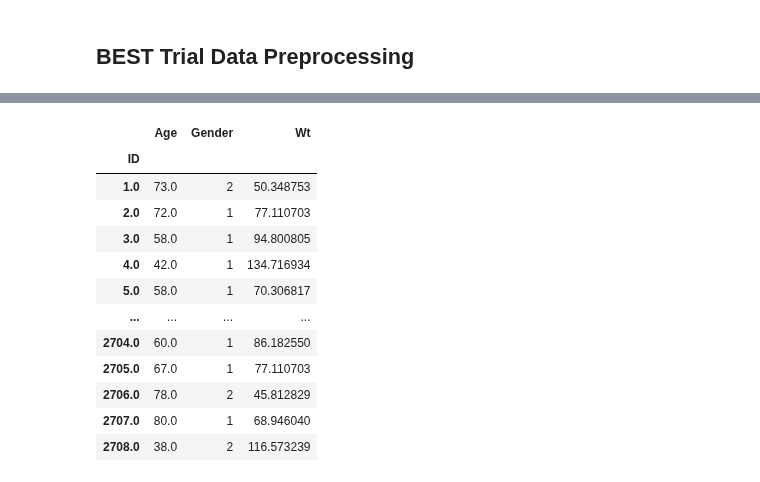
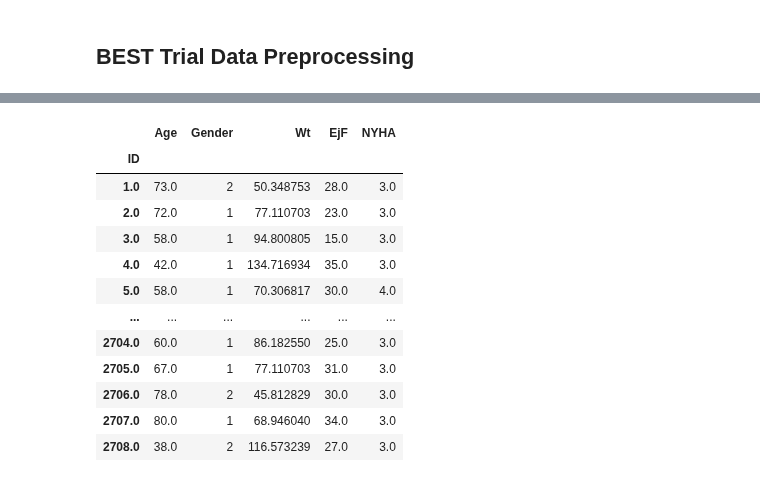
Before and after one commit to jozieLamp/CARNA, a Jupyter notebook: Score Label Preprocessing/BEST Data Preprocessing.ipynb, the cells around one changed output, grey strips where cells are left out. Cells and saved outputs as stored; diff of their text form; code cells hidden in the pictures.

Commit message:
Completed BEST preprocessing

```diff
--- a/Score Label Preprocessing/BEST Data Preprocessing.ipynb
+++ b/Score Label Preprocessing/BEST Data Preprocessing.ipynb
@@ -22,5 +22,10 @@ xp = pd.read_sas("../Data Validation/BEST/Raw Data/xp.sas7bdat", index='BEST_ID'
 xp2 = pd.read_sas("../Data Validation/BEST/Raw Data/xp2.sas7bdat", index='BEST_ID').sort_index()
 lab12 = pd.read_sas("../Data Validation/BEST/Raw Data/lab_12.sas7bdat", index='BEST_ID').sort_index()
 clab12 = pd.read_sas("../Data Validation/BEST/Raw Data/clab_12.sas7bdat", index='BEST_ID').sort_index()
-
-pe.loc[1.0]
+br = pd.read_sas("../Data Validation/BEST/Raw Data/br.sas7bdat", index='BEST_ID').sort_index()
+muga = pd.read_sas("../Data Validation/BEST/Raw Data/muga.sas7bdat", index='BEST_ID').sort_index()
+hv = pd.read_sas("../Data Validation/BEST/Raw Data/hv.sas7bdat", index='BEST_ID').sort_index()
+lab1 = pd.read_sas("../Data Validation/BEST/Raw Data/lab_1.sas7bdat", index='BEST_ID').sort_index()
+lab2 = pd.read_sas("../Data Validation/BEST/Raw Data/lab_2.sas7bdat", index='BEST_ID').sort_index()
+adju = pd.read_sas("../Data Validation/BEST/Raw Data/adju.sas7bdat", index='BEST_ID').sort_index()
+mort1 = pd.read_sas("../Data Validation/BEST/Raw Data/mort_1.sas7bdat", index='BEST_ID').sort_index()
@@ -82,44 +61,101 @@ for idx in pcsf.index:
 #weight, convert to all be Kg
 lst = []
 for idx in t.index:
     if idx not in pe.index:
         lst.append(np.nan)
     else:
         pt = pe.loc[idx]
         wt1 = np.nan
         wt2 = np.nan
         if 1.0 in pt['VISIT'].tolist():
             v1pt = pt[pt['VISIT'] == 1.0]
             wt1 = v1pt['PEWT'].item() * 0.45359237
         if 2.0 in pt['VISIT'].tolist():
             v2pt = pt[pt['VISIT'] == 2.0]
             wt2 = v2pt['PEWT'].item() * 0.45359237
 
         if not pd.isna(wt1):
             lst.append(wt1)
         else:
             lst.append(wt2)
 
 cohort['Wt'] = lst
 
-#TODO HERE
 #EjF
+lst = []
+for idx in t.index:
+    if idx not in muga.index:
+        lst.append(np.nan)
+    else:
+        pt = muga.loc[idx]
+
+        if type(pt) == pd.Series:
+            if pt['VISIT'] == 1.0 or pt['VISIT'] == 2.0:
+                lst.append(pt['MULVE'])
+            else:
+                lst.append(np.nan)
+
+        else: #multiple rows for patient
+            e1 = np.nan
+            e2 = np.nan
+            if 1.0 in pt['VISIT'].tolist():
+                v1pt = pt[pt['VISIT'] == 1.0]
+                e1 = v1pt['MULVE'].item()
+            if 2.0 in pt['VISIT'].tolist():
+                v2pt = pt[pt['VISIT'] == 2.0]
+                e2 = v2pt['MULVE'].item()
+
+            if not pd.isna(e1):
+                lst.append(e1)
+            else:
+                lst.append(e2)
+
+cohort['EjF'] = lst
 
 #NYHA
+lst = []
+for idx in t.index:
+    colName = 'CVNYH'
+    if idx not in cvs.index:
+        lst.append(np.nan)
+    else:
+        pt = cvs.loc[idx]
 
+        if type(pt) == pd.Series:
+            if pt['VISIT'] == 1.0 or pt['VISIT'] == 2.0:
+                lst.append(pt[colName])
+            else:
+                lst.append(np.nan)
+
+        else: #multiple rows for patient
+            e1 = np.nan
+            e2 = np.nan
+            if 1.0 in pt['VISIT'].tolist():
+                v1pt = pt[pt['VISIT'] == 1.0]
+                e1 = v1pt[colName].item()
+            if 2.0 in pt['VISIT'].tolist():
+                v2pt = pt[pt['VISIT'] == 2.0]
+                e2 = v2pt[colName].item()
+
+            if not pd.isna(e1):
+                lst.append(e1)
+            else:
+                lst.append(e2)
+
+cohort['NYHA'] = lst
 
 cohort
 # %% [output]
-|  | Age | Gender | Wt |
-| ID |  |  |  |
-| 1.0 | 73.0 | 2 | 50.348753 |
-| 2.0 | 72.0 | 1 | 77.110703 |
-| 3.0 | 58.0 | 1 | 94.800805 |
-| 4.0 | 42.0 | 1 | 134.716934 |
-| 5.0 | 58.0 | 1 | 70.306817 |
-| ... | ... | ... | ... |
-| 2704.0 | 60.0 | 1 | 86.182550 |
-| 2705.0 | 67.0 | 1 | 77.110703 |
-| 2706.0 | 78.0 | 2 | 45.812829 |
-| 2707.0 | 80.0 | 1 | 68.946040 |
-| 2708.0 | 38.0 | 2 | 116.573239 |
+|  | Age | Gender | Wt | EjF | NYHA |
+| ID |  |  |  |  |  |
+| 1.0 | 73.0 | 2 | 50.348753 | 28.0 | 3.0 |
+| 2.0 | 72.0 | 1 | 77.110703 | 23.0 | 3.0 |
+| 3.0 | 58.0 | 1 | 94.800805 | 15.0 | 3.0 |
+| 4.0 | 42.0 | 1 | 134.716934 | 35.0 | 3.0 |
+| 5.0 | 58.0 | 1 | 70.306817 | 30.0 | 4.0 |
+| ... | ... | ... | ... | ... | ... |
+| 2704.0 | 60.0 | 1 | 86.182550 | 25.0 | 3.0 |
+| 2705.0 | 67.0 | 1 | 77.110703 | 31.0 | 3.0 |
+| 2706.0 | 78.0 | 2 | 45.812829 | 30.0 | 3.0 |
+| 2707.0 | 80.0 | 1 | 68.946040 | 34.0 | 3.0 |
+| 2708.0 | 38.0 | 2 | 116.573239 | 27.0 | 3.0 |
```
Also changed, not shown: parts of 23 cells of this notebook, 30 other files.
